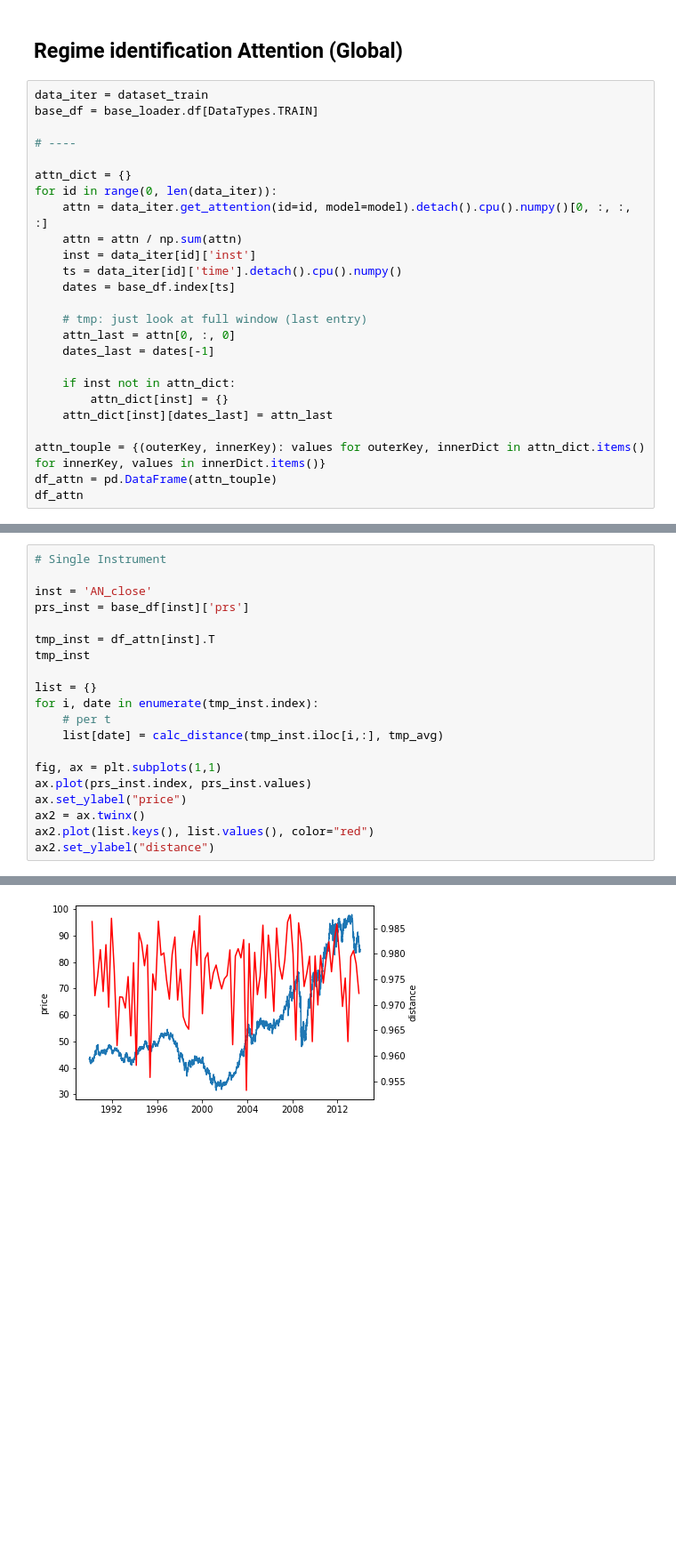
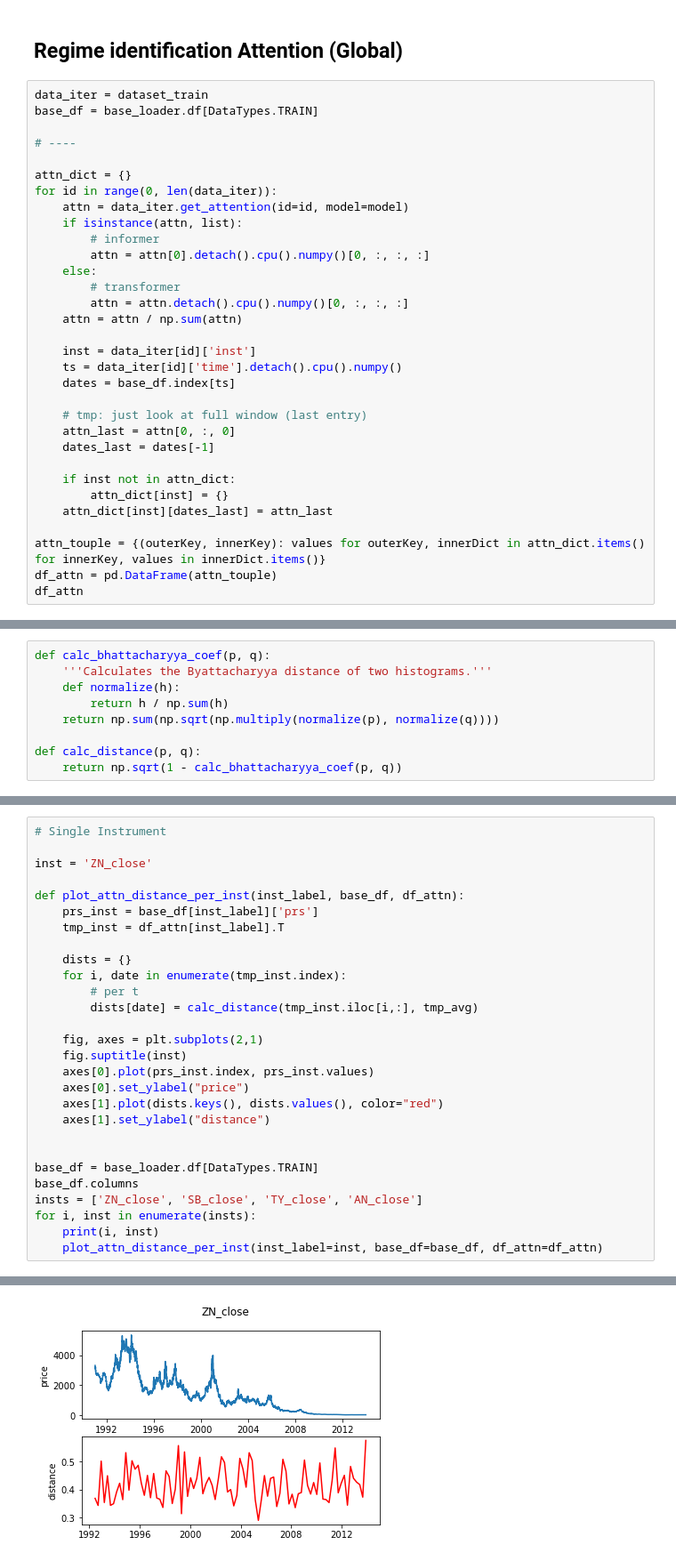
Before and after one commit to YanWanquan/oxthesis, a Jupyter notebook: visualize_attn.ipynb, the cells around one changed output, grey strips where cells are left out. Shown at 89% size. Cells and saved outputs as stored; diff of their text form; blank space fills up the shorter version.

```diff
--- a/visualize_attn.ipynb
+++ b/visualize_attn.ipynb
@@ -159,8 +208,15 @@ base_df = base_loader.df[DataTypes.TRAIN]
 
 attn_dict = {}
 for id in range(0, len(data_iter)):
-    attn = data_iter.get_attention(id=id, model=model).detach().cpu().numpy()[0, :, :, :]
+    attn = data_iter.get_attention(id=id, model=model)
+    if isinstance(attn, list):
+        # informer
+        attn = attn[0].detach().cpu().numpy()[0, :, :, :]
+    else:
+        # transformer
+        attn = attn.detach().cpu().numpy()[0, :, :, :]
     attn = attn / np.sum(attn)
+
     inst = data_iter[id]['inst']
     ts = data_iter[id]['time'].detach().cpu().numpy()
     dates = base_df.index[ts]
@@ -193,2 +249,11 @@ df_attn
 63 rows × 4382 columns
+# %%
+def calc_bhattacharyya_coef(p, q):
+    '''Calculates the Byattacharyya distance of two histograms.'''
+    def normalize(h):
+        return h / np.sum(h)
+    return np.sum(np.sqrt(np.multiply(normalize(p), normalize(q))))
+
+def calc_distance(p, q):
+    return np.sqrt(1 - calc_bhattacharyya_coef(p, q))
 # %%
@@ -218,21 +277,29 @@ plt.plot(list.keys(), list.values())
 # %%
 # Single Instrument
 
-inst = 'AN_close'
-prs_inst = base_df[inst]['prs']
+inst = 'ZN_close'
 
-tmp_inst = df_attn[inst].T
-tmp_inst
+def plot_attn_distance_per_inst(inst_label, base_df, df_attn):
+    prs_inst = base_df[inst_label]['prs']
+    tmp_inst = df_attn[inst_label].T
 
-list = {}
-for i, date in enumerate(tmp_inst.index):
-    # per t
-    list[date] = calc_distance(tmp_inst.iloc[i,:], tmp_avg)
+    dists = {}
+    for i, date in enumerate(tmp_inst.index):
+        # per t
+        dists[date] = calc_distance(tmp_inst.iloc[i,:], tmp_avg)
 
-fig, ax = plt.subplots(1,1)
-ax.plot(prs_inst.index, prs_inst.values)
-ax.set_ylabel("price")
-ax2 = ax.twinx()
-ax2.plot(list.keys(), list.values(), color="red")
-ax2.set_ylabel("distance")
+    fig, axes = plt.subplots(2,1)
+    fig.suptitle(inst)
+    axes[0].plot(prs_inst.index, prs_inst.values)
+    axes[0].set_ylabel("price")
+    axes[1].plot(dists.keys(), dists.values(), color="red")
+    axes[1].set_ylabel("distance")
+
+
+base_df = base_loader.df[DataTypes.TRAIN]
+base_df.columns
+insts = ['ZN_close', 'SB_close', 'TY_close', 'AN_close']
+for i, inst in enumerate(insts):
+    print(i, inst)
+    plot_attn_distance_per_inst(inst_label=inst, base_df=base_df, df_attn=df_attn)
 # %% [output]
@@ -240 +310 @@ Text(0, 0.5, 'distance')
-[figure, old version]
+[figure, new version]
```
Also changed, not shown: parts of 15 cells of this notebook, 12 other files.
